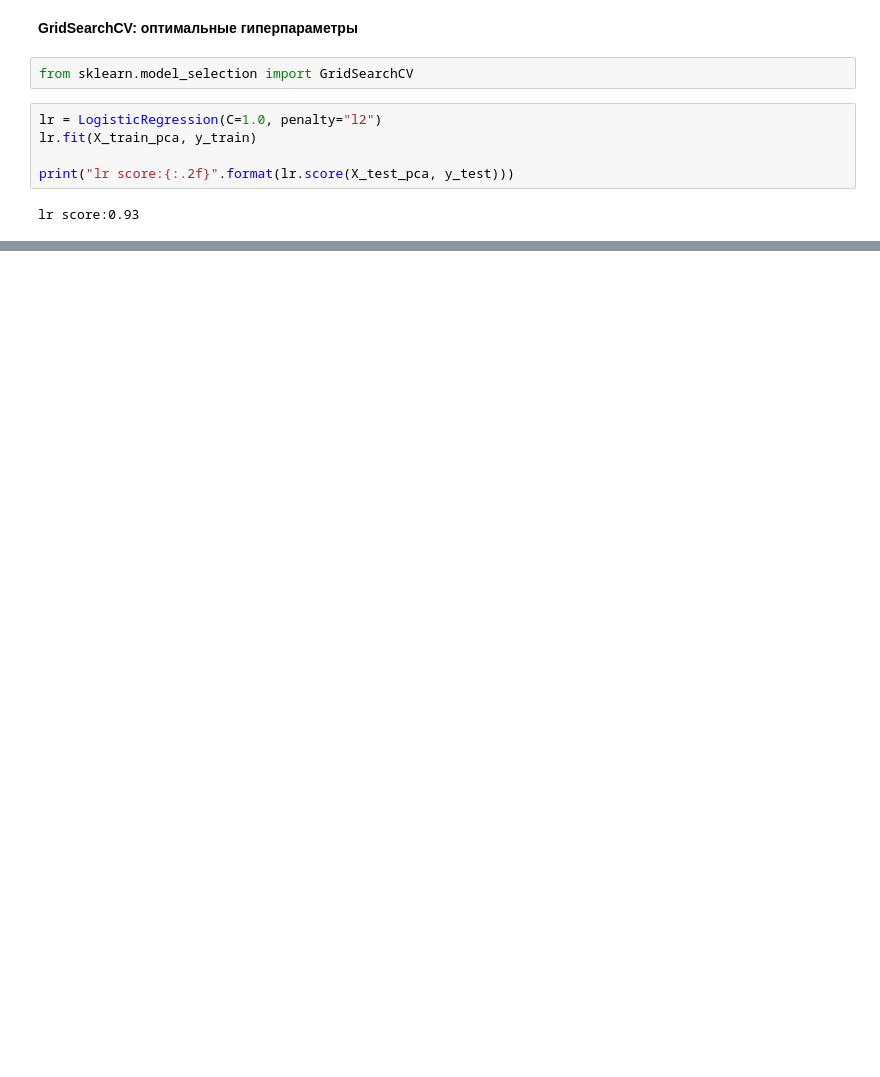
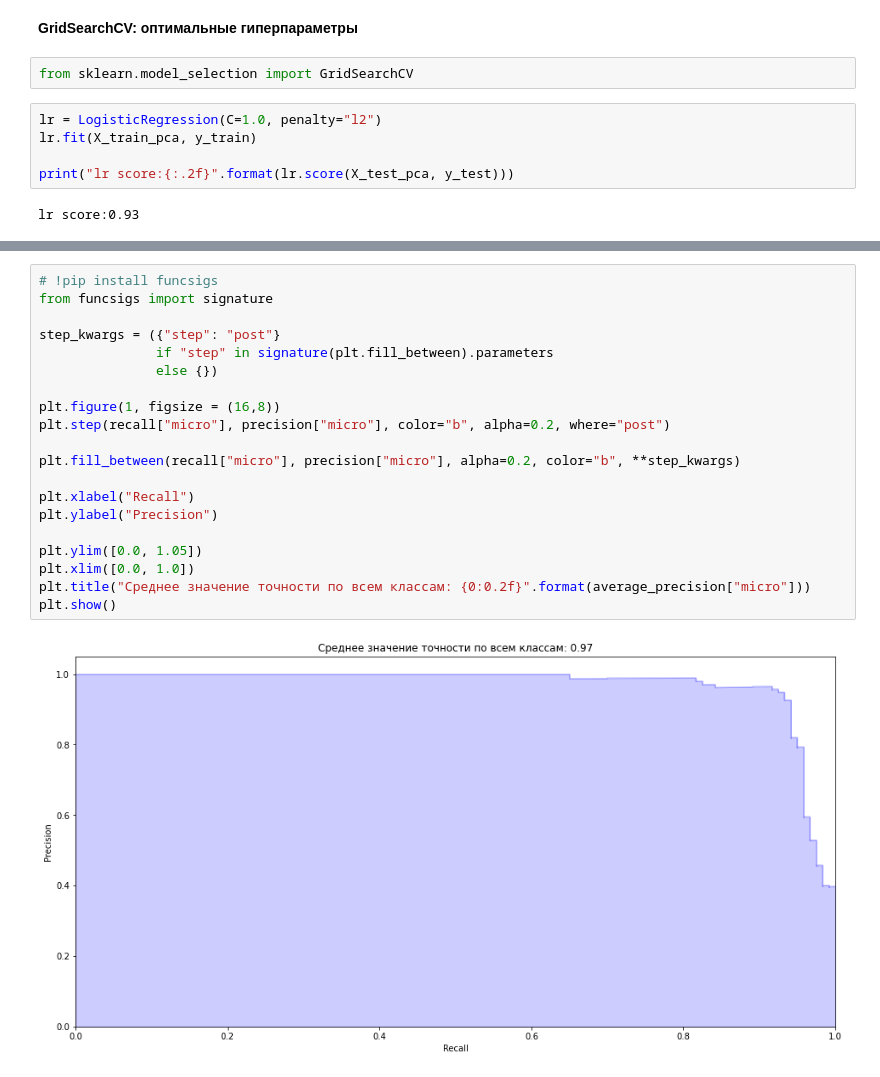
Before and after one commit to timmygunja/FinUniver-3-CourseWork-ML, a Jupyter notebook: coursework.ipynb, the cells around one changed output, grey strips where cells are left out. Cells and saved outputs as stored; diff of their text form; blank space fills up the shorter version.

```diff
--- a/coursework.ipynb
+++ b/coursework.ipynb
@@ -421,0 +481,22 @@ lr score:0.93
+# %%
+# !pip install funcsigs
+from funcsigs import signature
+
+step_kwargs = ({"step": "post"}
+               if "step" in signature(plt.fill_between).parameters
+               else {})
+
+plt.figure(1, figsize = (16,8))
+plt.step(recall["micro"], precision["micro"], color="b", alpha=0.2, where="post")
+
+plt.fill_between(recall["micro"], precision["micro"], alpha=0.2, color="b", **step_kwargs)
+
+plt.xlabel("Recall")
+plt.ylabel("Precision")
+
+plt.ylim([0.0, 1.05])
+plt.xlim([0.0, 1.0])
+plt.title("Среднее значение точности по всем классам: {0:0.2f}".format(average_precision["micro"]))
+plt.show()
+# %% [output]
+[figure, added]
```
Also changed, not shown: parts of 8 cells of this notebook.
